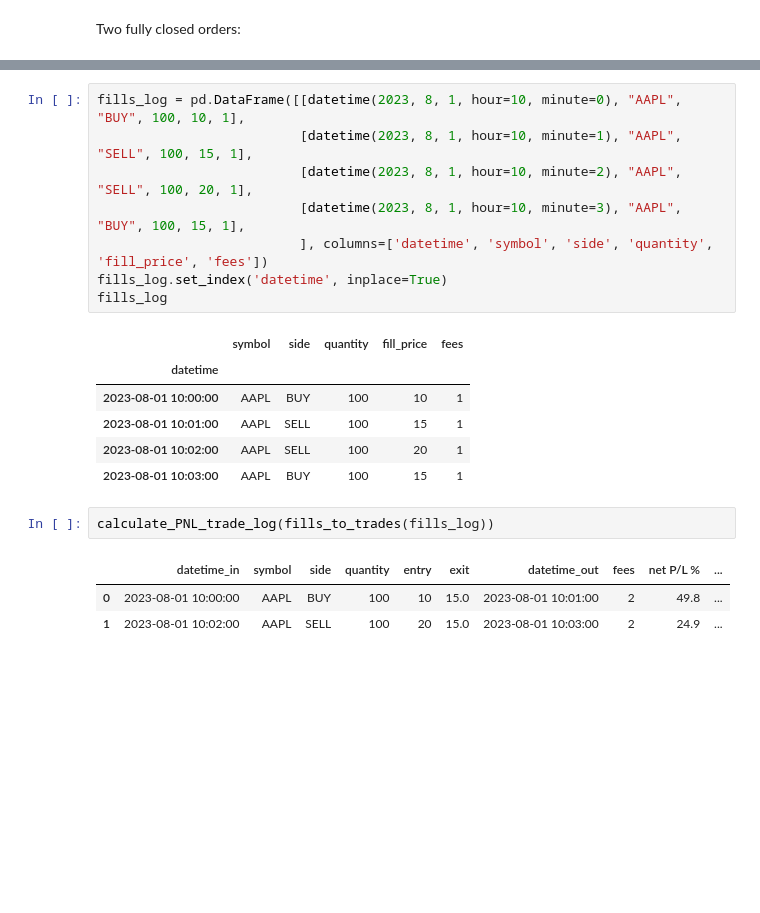
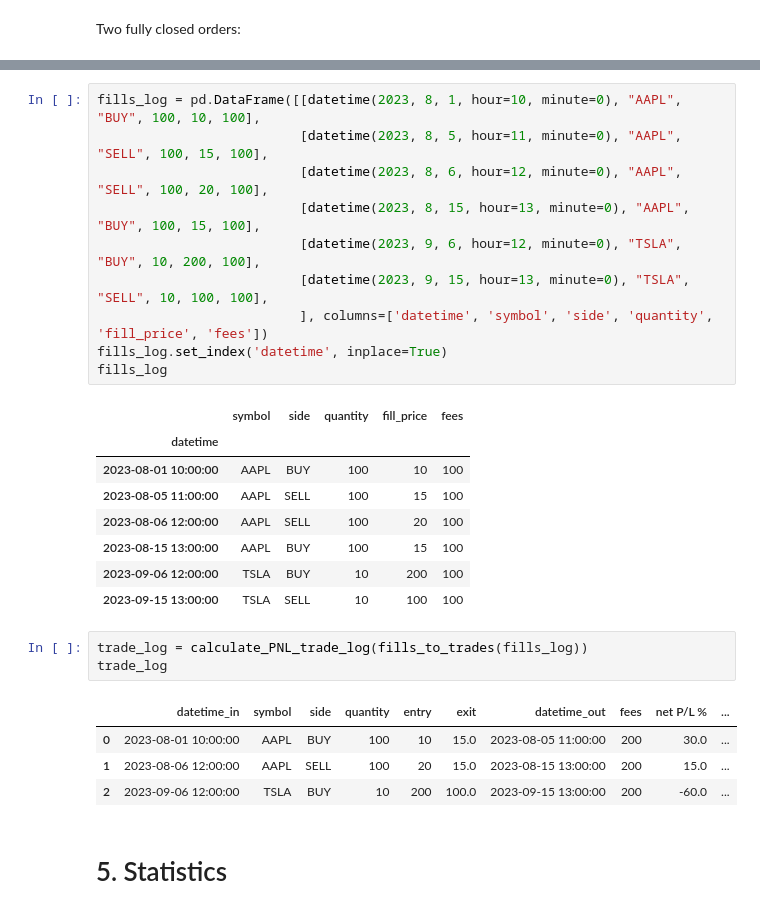
Before and after one commit to shinathan/QSExtended, a Jupyter notebook: _dissection.ipynb, the cells around one changed output, grey strips where cells are left out. Cells and saved outputs as stored; diff of their text form; blank space fills up the shorter version.

```diff
--- a/_dissection.ipynb
+++ b/_dissection.ipynb
@@ -310,21 +307,29 @@ calculate_PNL_trade_log(fills_to_trades(fills_log))
 # %%
-fills_log = pd.DataFrame([[datetime(2023, 8, 1, hour=10, minute=0), "AAPL", "BUY", 100, 10, 1],
-                          [datetime(2023, 8, 1, hour=10, minute=1), "AAPL", "SELL", 100, 15, 1],
-                          [datetime(2023, 8, 1, hour=10, minute=2), "AAPL", "SELL", 100, 20, 1],
-                          [datetime(2023, 8, 1, hour=10, minute=3), "AAPL", "BUY", 100, 15, 1],
+fills_log = pd.DataFrame([[datetime(2023, 8, 1, hour=10, minute=0), "AAPL", "BUY", 100, 10, 100],
+                          [datetime(2023, 8, 5, hour=11, minute=0), "AAPL", "SELL", 100, 15, 100],
+                          [datetime(2023, 8, 6, hour=12, minute=0), "AAPL", "SELL", 100, 20, 100],
+                          [datetime(2023, 8, 15, hour=13, minute=0), "AAPL", "BUY", 100, 15, 100],
+                          [datetime(2023, 9, 6, hour=12, minute=0), "TSLA", "BUY", 10, 200, 100],
+                          [datetime(2023, 9, 15, hour=13, minute=0), "TSLA", "SELL", 10, 100, 100],
                           ], columns=['datetime', 'symbol', 'side', 'quantity', 'fill_price', 'fees'])
 fills_log.set_index('datetime', inplace=True)
 fills_log
 # %% [output]
 |  | symbol | side | quantity | fill_price | fees |
 | datetime |  |  |  |  |  |
-| 2023-08-01 10:00:00 | AAPL | BUY | 100 | 10 | 1 |
-| 2023-08-01 10:01:00 | AAPL | SELL | 100 | 15 | 1 |
-| 2023-08-01 10:02:00 | AAPL | SELL | 100 | 20 | 1 |
-| 2023-08-01 10:03:00 | AAPL | BUY | 100 | 15 | 1 |
+| 2023-08-01 10:00:00 | AAPL | BUY | 100 | 10 | 100 |
+| 2023-08-05 11:00:00 | AAPL | SELL | 100 | 15 | 100 |
+| 2023-08-06 12:00:00 | AAPL | SELL | 100 | 20 | 100 |
+| 2023-08-15 13:00:00 | AAPL | BUY | 100 | 15 | 100 |
+| 2023-09-06 12:00:00 | TSLA | BUY | 10 | 200 | 100 |
+| 2023-09-15 13:00:00 | TSLA | SELL | 10 | 100 | 100 |
 # %%
-calculate_PNL_trade_log(fills_to_trades(fills_log))
+trade_log = calculate_PNL_trade_log(fills_to_trades(fills_log))
+trade_log
 # %% [output]
 |  | datetime_in | symbol | side | quantity | entry | exit | datetime_out | fees | net P/L % | ... |
-| 0 | 2023-08-01 10:00:00 | AAPL | BUY | 100 | 10 | 15.0 | 2023-08-01 10:01:00 | 2 | 49.8 | ... |
-| 1 | 2023-08-01 10:02:00 | AAPL | SELL | 100 | 20 | 15.0 | 2023-08-01 10:03:00 | 2 | 24.9 | ... |
+| 0 | 2023-08-01 10:00:00 | AAPL | BUY | 100 | 10 | 15.0 | 2023-08-05 11:00:00 | 200 | 30.0 | ... |
+| 1 | 2023-08-06 12:00:00 | AAPL | SELL | 100 | 20 | 15.0 | 2023-08-15 13:00:00 | 200 | 15.0 | ... |
+| 2 | 2023-09-06 12:00:00 | TSLA | BUY | 10 | 200 | 100.0 | 2023-09-15 13:00:00 | 200 | -60.0 | ... |
+# %% [markdown]
+# 5. Statistics
```
Also changed, not shown: parts of 10 cells of this notebook, 3 other files.
